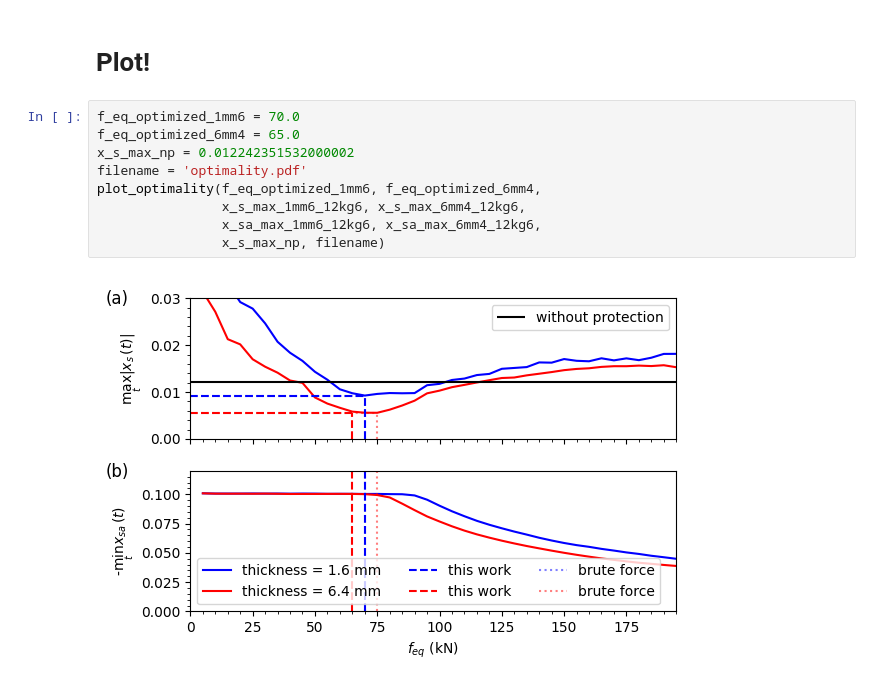
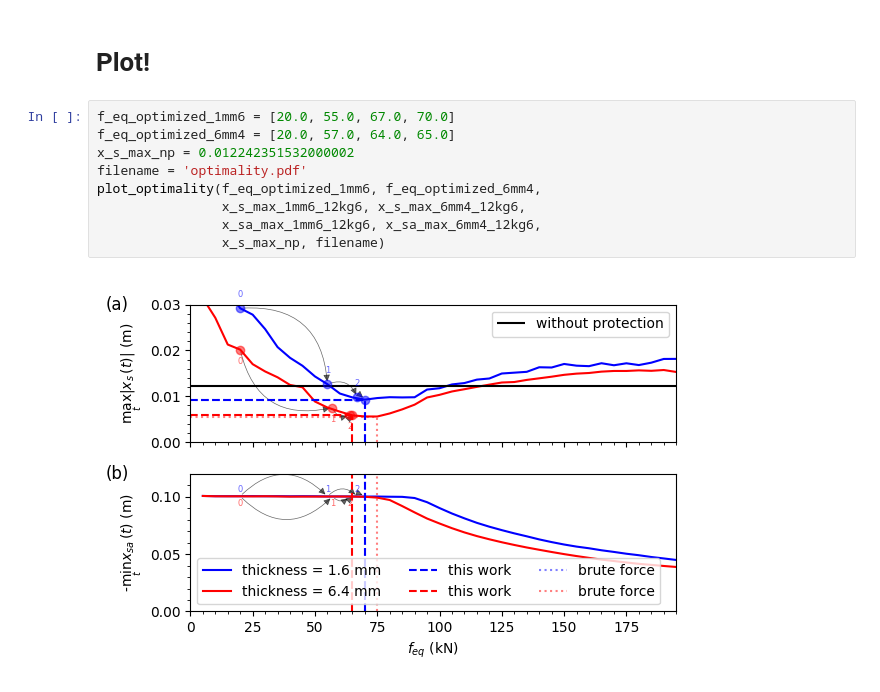
Before and after one commit to carloshernangarrido/optimization_simple_plastic, a Jupyter notebook: brute_force_high_fidelity.ipynb, the cells around one changed output. Cells and saved outputs as stored; diff of their text form.

```diff
--- a/brute_force_high_fidelity.ipynb
+++ b/brute_force_high_fidelity.ipynb
@@ -334,13 +396,13 @@ def plot_optimality(f_eq_optimized_1mm6, f_eq_optimized_6mm4, x_s_max_1mm6_12kg6
 # %% [markdown]
 # Plot!
 # %%
-f_eq_optimized_1mm6 = 70.0
-f_eq_optimized_6mm4 = 65.0
+f_eq_optimized_1mm6 = [20.0, 55.0, 67.0, 70.0]
+f_eq_optimized_6mm4 = [20.0, 57.0, 64.0, 65.0]
 x_s_max_np = 0.012242351532000002
 filename = 'optimality.pdf'
 plot_optimality(f_eq_optimized_1mm6, f_eq_optimized_6mm4,
                 x_s_max_1mm6_12kg6, x_s_max_6mm4_12kg6,
                 x_sa_max_1mm6_12kg6, x_sa_max_6mm4_12kg6,
                 x_s_max_np, filename)
 # %% [output]
-[figure, old version]
+[figure, new version]
```
Also changed, not shown: parts of 1 cell of this notebook, 15 other files.
